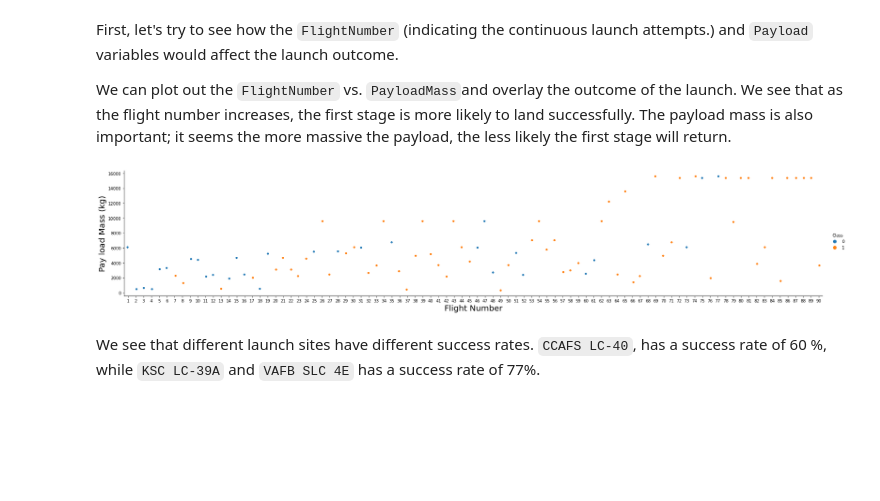
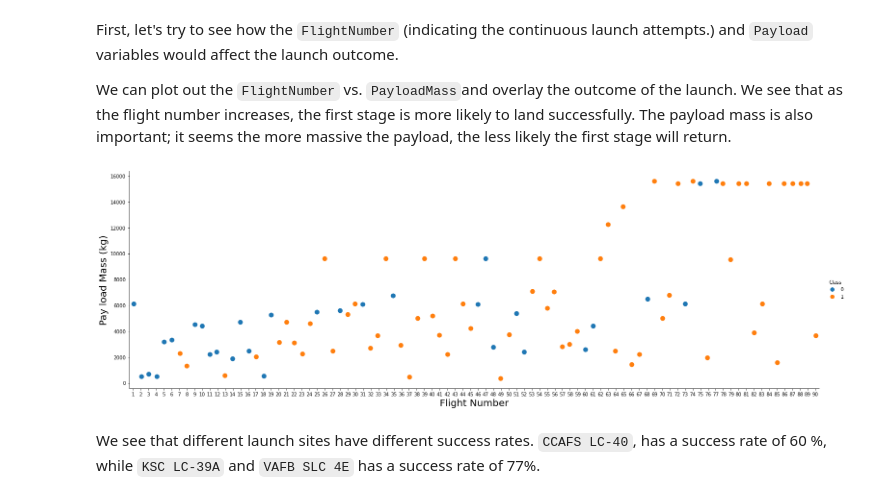
Before and after one commit to abessmer/SpaceX, a Jupyter notebook: EDA with Data Visualization.ipynb, the cells around one changed output. Cells and saved outputs as stored; diff of their text form; code cells hidden in the pictures; blank space fills up the shorter version.

```diff
--- a/EDA with Data Visualization.ipynb
+++ b/EDA with Data Visualization.ipynb
@@ -64,11 +64,11 @@ First, let's try to see how the `FlightNumber` (indicating the continuous launch
 
 We can plot out the <code>FlightNumber</code> vs. <code>PayloadMass</code>and overlay the outcome of the launch. We see that as the flight number increases, the first stage is more likely to land successfully. The payload mass is also important; it seems the more massive the payload, the less likely the first stage will return.
 # %%
-sns.catplot(y="PayloadMass", x="FlightNumber", hue="Class", data=df, aspect = 5)
+sns.catplot(y="PayloadMass", x="FlightNumber", hue="Class", data=df, s=10, height=7, aspect=3)
 plt.xlabel("Flight Number",fontsize=20)
 plt.ylabel("Pay load Mass (kg)",fontsize=20)
 plt.show()
 # %% [output]
-[figure, old version]
+[figure, new version]
 # %% [markdown]
 We see that different launch sites have different success rates.  <code>CCAFS LC-40</code>, has a success rate of 60 %, while  <code>KSC LC-39A</code> and <code>VAFB SLC 4E</code> has a success rate of 77%.
```
Also changed, not shown: parts of 8 cells of this notebook.
